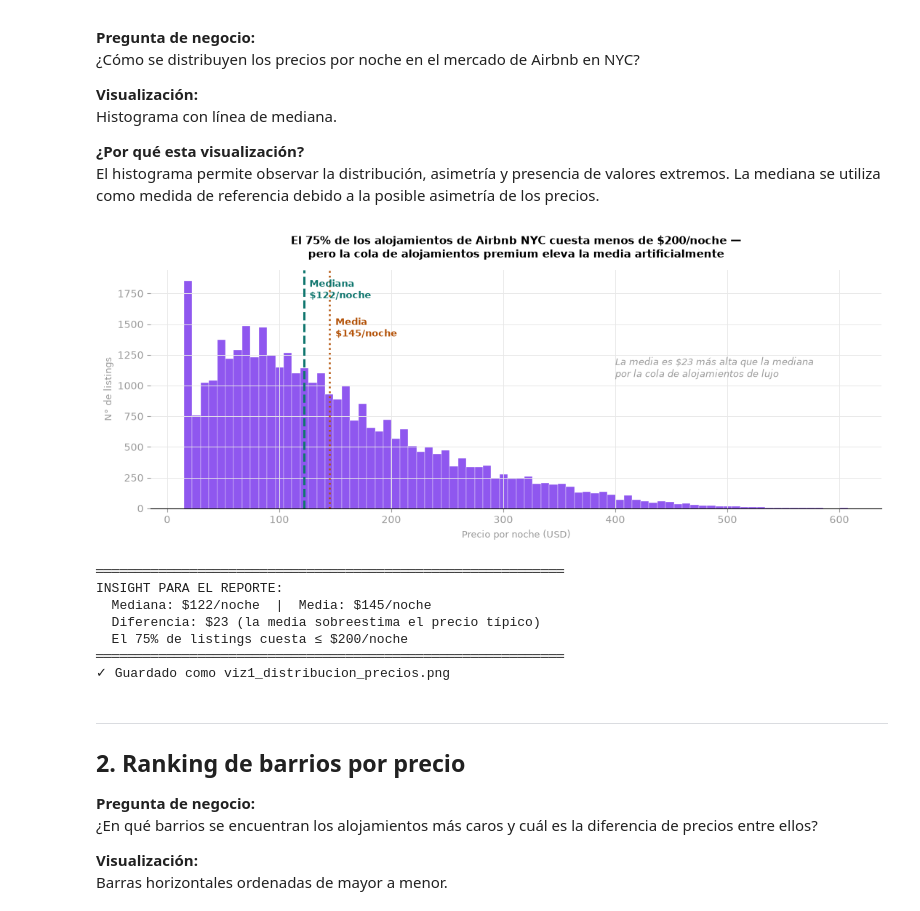
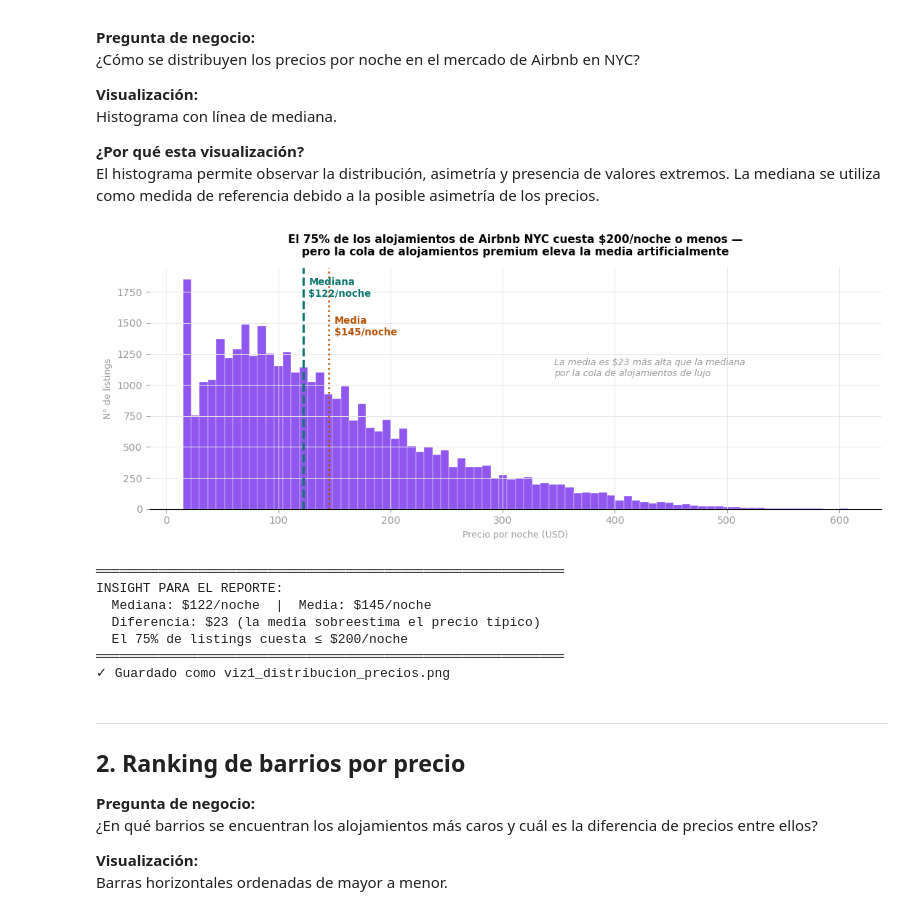
Before and after one commit to JJva-06/airbnb-nyc-data-analysis, a Jupyter notebook: notebooks/analysis.ipynb, the cells around one changed output. Drawn from its saved outputs; the diff is of its cells as text; code cells hidden in the pictures.

```diff
--- a/notebooks/analysis.ipynb
+++ b/notebooks/analysis.ipynb
@@ -37,8 +36,8 @@ Paleta: ACENTO (destacar) | TEAL (segunda serie) | GRIS (contexto) | ALERTA (pro
 # %%
-# Dataset: Airbnb NYC — Inside Airbnb (fuente pública)
-URL = '../data/airbnb_nyc_2024.csv'
-print('Descargando dataset Airbnb NYC...')
-df = pd.read_csv(URL)
+# Dataset: Airbnb NYC 2024 (CSV local)
+DATA_PATH = '../data/airbnb_nyc_2024.csv'
+print('Cargando dataset Airbnb NYC...')
+df = pd.read_csv(DATA_PATH)
 
 # Limpieza básica (siempre documentada)
 df_clean = df[(df['price'] > 10) & (df['price'] < 1500)].copy()
@@ -75,43 +72,44 @@ ax.hist(df_clean['price'], bins=80, color=ACENTO, alpha=0.85,
 
 med = df_clean['price'].median()
 mea = df_clean['price'].mean()
+p75 = df_clean['price'].quantile(0.75)
 
 ax.axvline(med, color=TEAL, lw=2.2, linestyle='--')
 ax.axvline(mea, color='#B45309', lw=1.8, linestyle=':')
 
 # Anotaciones directas — sin leyenda
 ymax = ax.get_ylim()[1]
 ax.text(med+5, ymax*0.88, f'Mediana\n${med:.0f}/noche', color=TEAL,
         fontsize=9.5, fontweight='bold')
 ax.text(mea+5, ymax*0.72, f'Media\n${mea:.0f}/noche', color='#B45309',
         fontsize=9.5, fontweight='bold')
-ax.text(400, ymax*0.55,
+ax.text(df_clean['price'].quantile(0.95), ymax*0.55,
         f'La media es ${mea-med:.0f} más alta que la mediana\npor la cola de alojamientos de lujo',
         color=GRIS, fontsize=9, style='italic')
 
 ax.set_title(
-    'El 75% de los alojamientos de Airbnb NYC cuesta menos de $200/noche —\n'
+    f'El 75% de los alojamientos de Airbnb NYC cuesta ${p75:.0f}/noche o menos —\n'
     'pero la cola de alojamientos premium eleva la media artificialmente',
     fontsize=11, fontweight='bold'
 )
 ax.set_xlabel('Precio por noche (USD)', color=GRIS, fontsize=9)
 ax.set_ylabel('N° de listings', color=GRIS, fontsize=9)
 ax.tick_params(colors=GRIS)
 
 plt.tight_layout()
 plt.savefig('../outputs/figures/viz1_distribucion_precios.png', dpi=150, bbox_inches='tight')
 plt.show()
 
 # Insight para el reporte
 print('═'*60)
 print('INSIGHT PARA EL REPORTE:')
 print(f'  Mediana: ${med:.0f}/noche  |  Media: ${mea:.0f}/noche')
 print(f'  Diferencia: ${mea-med:.0f} (la media sobreestima el precio típico)')
-print(f'  El 75% de listings cuesta ≤ ${df_clean.price.quantile(0.75):.0f}/noche')
+print(f'  El 75% de listings cuesta ≤ ${p75:.0f}/noche')
 print('═'*60)
 print('✓ Guardado como viz1_distribucion_precios.png')
 # %% [output]
-[figure, old version]
+[figure, new version]
 ════════════════════════════════════════════════════════════
 INSIGHT PARA EL REPORTE:
   Mediana: $122/noche  |  Media: $145/noche
```
Also changed, not shown: parts of 6 cells of this notebook, 7 other files.
